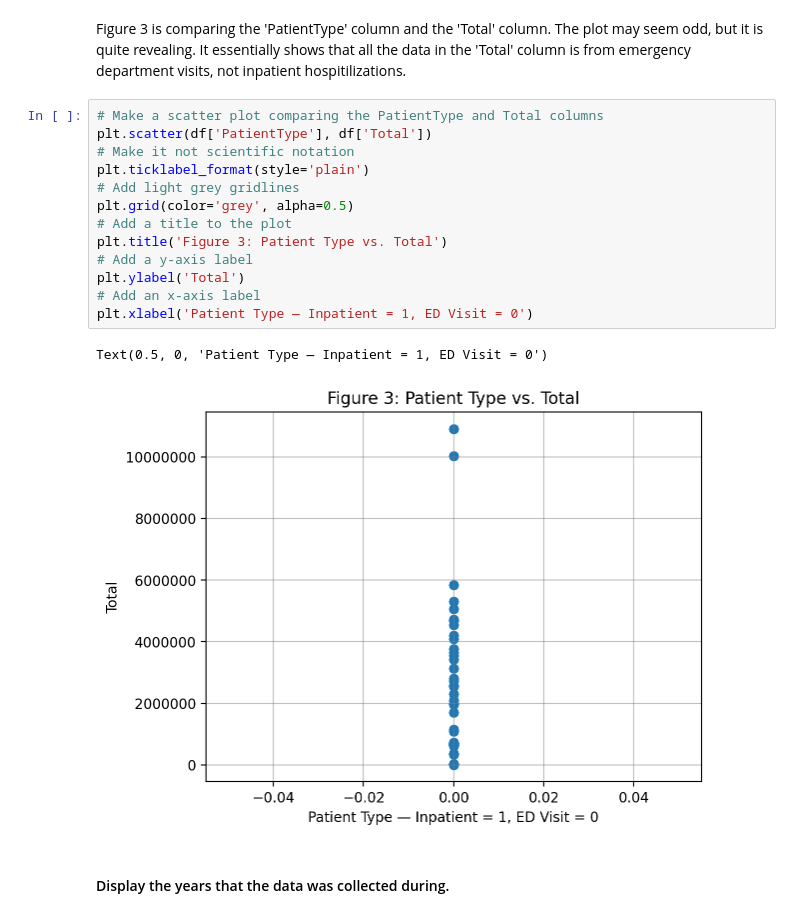
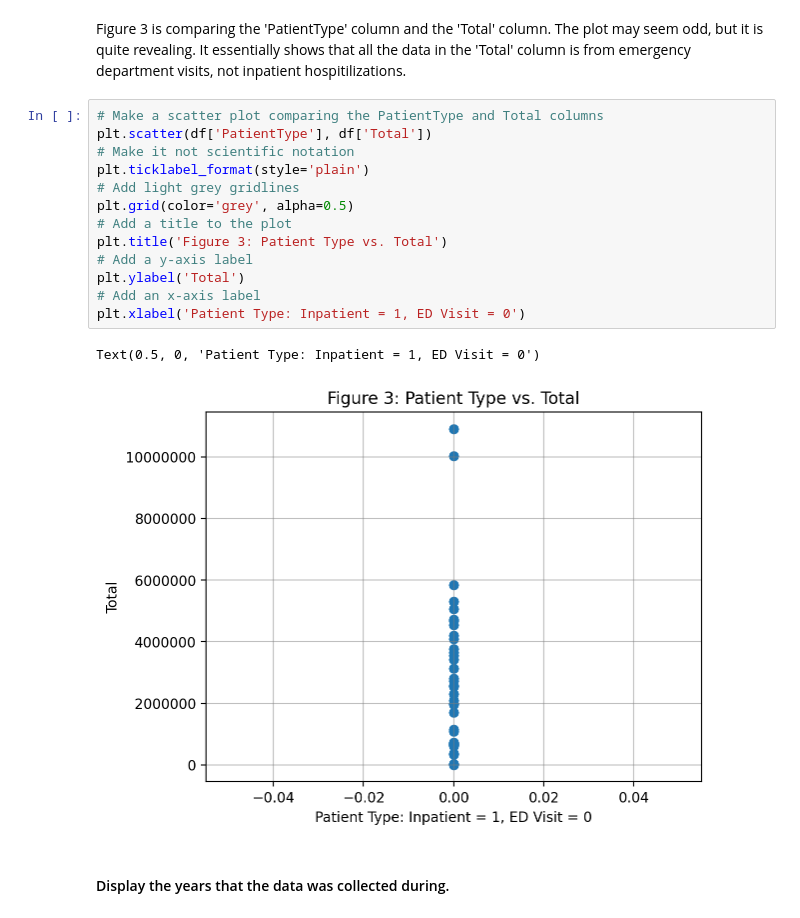
Before and after one commit to abbyzurasky/PUBH1142, a Jupyter notebook: MentalHealthDataAnalysis.ipynb, the cells around one changed output. Drawn from its saved outputs; the diff is of its cells as text.

```diff
--- a/MentalHealthDataAnalysis.ipynb
+++ b/MentalHealthDataAnalysis.ipynb
@@ -210,19 +212,19 @@ Figure 3 is comparing the 'PatientType' column and the 'Total' column. The plot
 # %%
 # Make a scatter plot comparing the PatientType and Total columns
 plt.scatter(df['PatientType'], df['Total'])
 # Make it not scientific notation
 plt.ticklabel_format(style='plain')
 # Add light grey gridlines
 plt.grid(color='grey', alpha=0.5)
 # Add a title to the plot
 plt.title('Figure 3: Patient Type vs. Total')
 # Add a y-axis label
 plt.ylabel('Total')
 # Add an x-axis label
-plt.xlabel('Patient Type — Inpatient = 1, ED Visit = 0')
+plt.xlabel('Patient Type: Inpatient = 1, ED Visit = 0')
 # %% [output]
-Text(0.5, 0, 'Patient Type — Inpatient = 1, ED Visit = 0')
+Text(0.5, 0, 'Patient Type: Inpatient = 1, ED Visit = 0')
-[figure, old version]
+[figure, new version]
 # %% [markdown]
 #### Display the years that the data was collected during.
 # %% [markdown]
```
Also changed, not shown: parts of 5 cells of this notebook.
